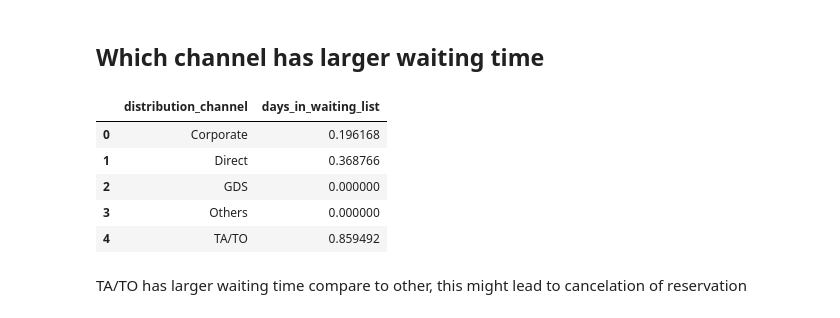
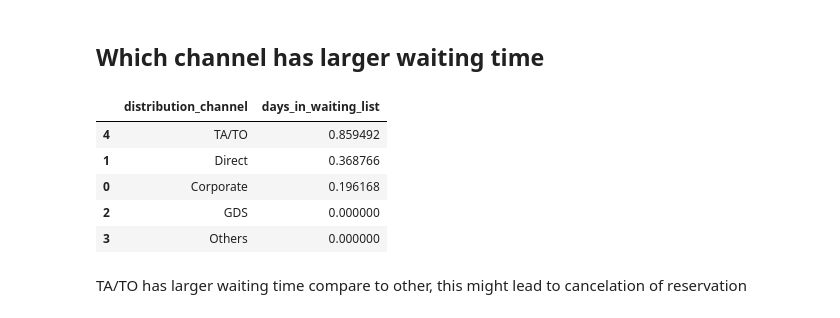
Before and after one commit to ZenCodex559/Hotel-Booking-Analysis, a Jupyter notebook: EDA_Capstone_Project_|_Hotel_Booking_Analysis.ipynb, the cells around one changed output. Drawn from its saved outputs; the diff is of its cells as text; code cells hidden in the pictures.

```diff
--- a/EDA_Capstone_Project_|_Hotel_Booking_Analysis.ipynb
+++ b/EDA_Capstone_Project_|_Hotel_Booking_Analysis.ipynb
@@ -460,14 +440,14 @@ TA/TO is used for early booking
 ## Which channel has larger waiting time
 # %%
 # The channel which has larger waiting time
-df.groupby('distribution_channel')['days_in_waiting_list'].mean().reset_index()
+df.groupby('distribution_channel')['days_in_waiting_list'].mean().reset_index().sort_values(by='days_in_waiting_list',ascending=False)
 # %% [output]
 |  | distribution_channel | days_in_waiting_list |
+| 4 | TA/TO | 0.859492 |
+| 1 | Direct | 0.368766 |
 | 0 | Corporate | 0.196168 |
-| 1 | Direct | 0.368766 |
 | 2 | GDS | 0.000000 |
 | 3 | Others | 0.000000 |
-| 4 | TA/TO | 0.859492 |
 # %% [markdown]
 TA/TO has larger waiting time compare to other, this might lead to cancelation of reservation
 # %% [markdown]
```
Also changed, not shown: parts of 28 cells of this notebook.
